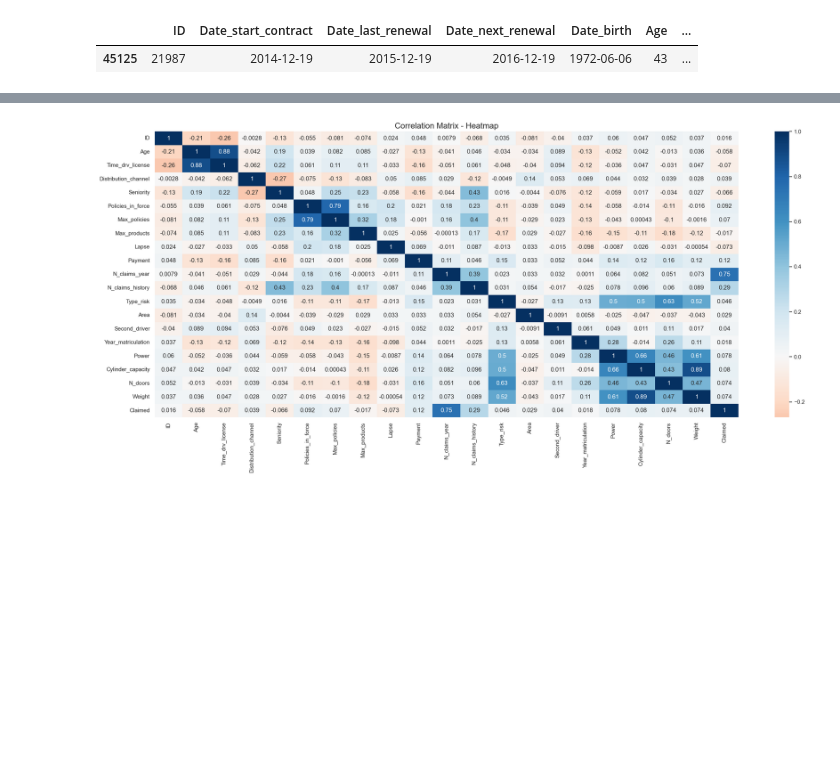
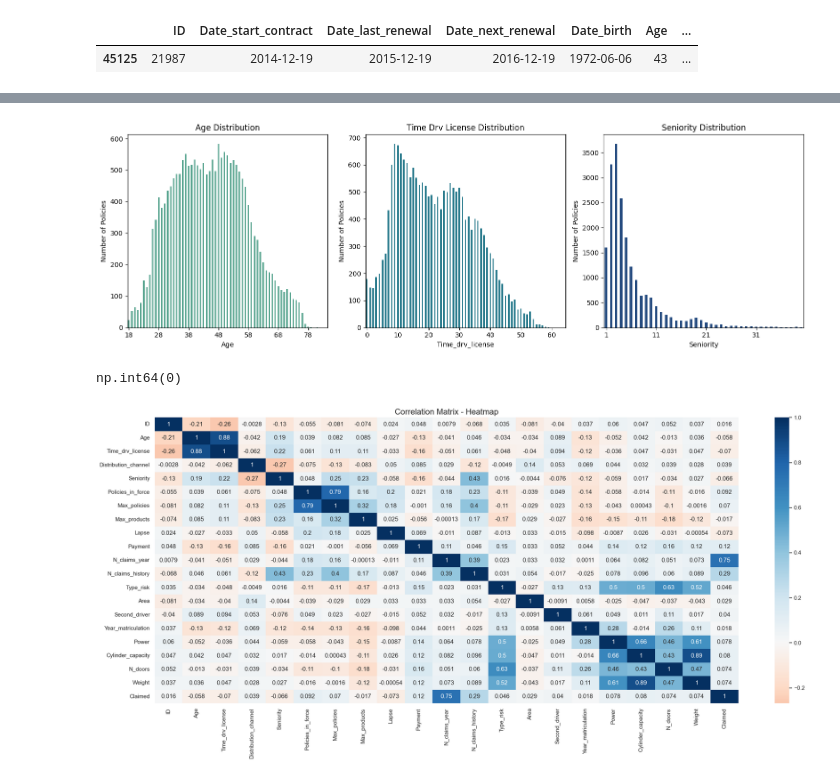
Before and after one commit to Clopes15/Portfolio_Versicherung, a Jupyter notebook: notebooks/pkw_versicherung_01.ipynb, the cells around one changed output, grey strips where cells are left out. Saved outputs shown, nothing was run; the diff lists cells and outputs as text; code cells hidden in the pictures; blank space fills up the shorter version.

```diff
--- a/notebooks/pkw_versicherung_01.ipynb
+++ b/notebooks/pkw_versicherung_01.ipynb
@@ -207,3 +223,25 @@ fig.savefig('graph_overview_continous.png')
+# %%
+fig, ax = plt.subplots(ncols = 3, figsize=(15, 5))
+
+cols = ['Age', 'Time_drv_license', 'Seniority']
+
+for (i, col) in enumerate(cols):
+    var_ct = pd.crosstab(index = df_int[col], columns = df_int['Claimed'])
+    var_ct[1].plot(kind = 'bar', color=sns.color_palette("crest")[2*i+1], ax = ax[i])
+    ax[i].set(title = '{} Distribution'.format(col.replace('_', ' ')).title(), xlabel = col, ylabel = 'Number of Policies')
+    ax[i].xaxis.set_major_locator(MultipleLocator(10))
+    ax[i].xaxis.set_tick_params(labelrotation=0)
+
+plt.tight_layout()
+fig.savefig('graph_overview_continous.png')
+# %% [output]
+[figure, added]
+# %%
+var_ct = pd.crosstab(index = df_int['Seniority'], columns = df_int['Claimed'])
+var_ct
+df_int['Time_drv_license'].min()
+# %% [output]
+np.int64(0)
 # %%
 heatmap_corr(df_int)
 # %% [output]
```
Also changed, not shown: parts of 15 cells of this notebook, 4 other files.
